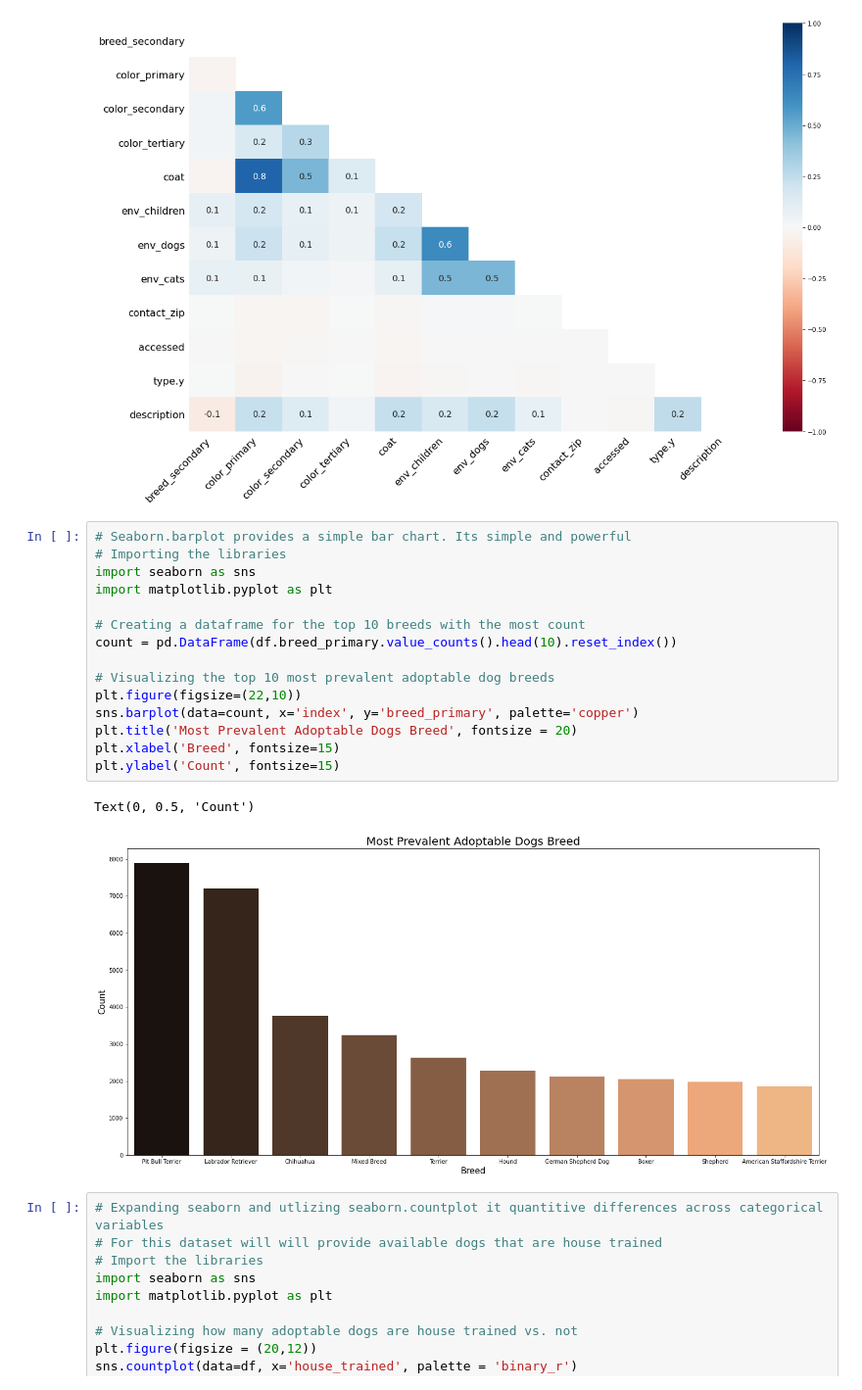
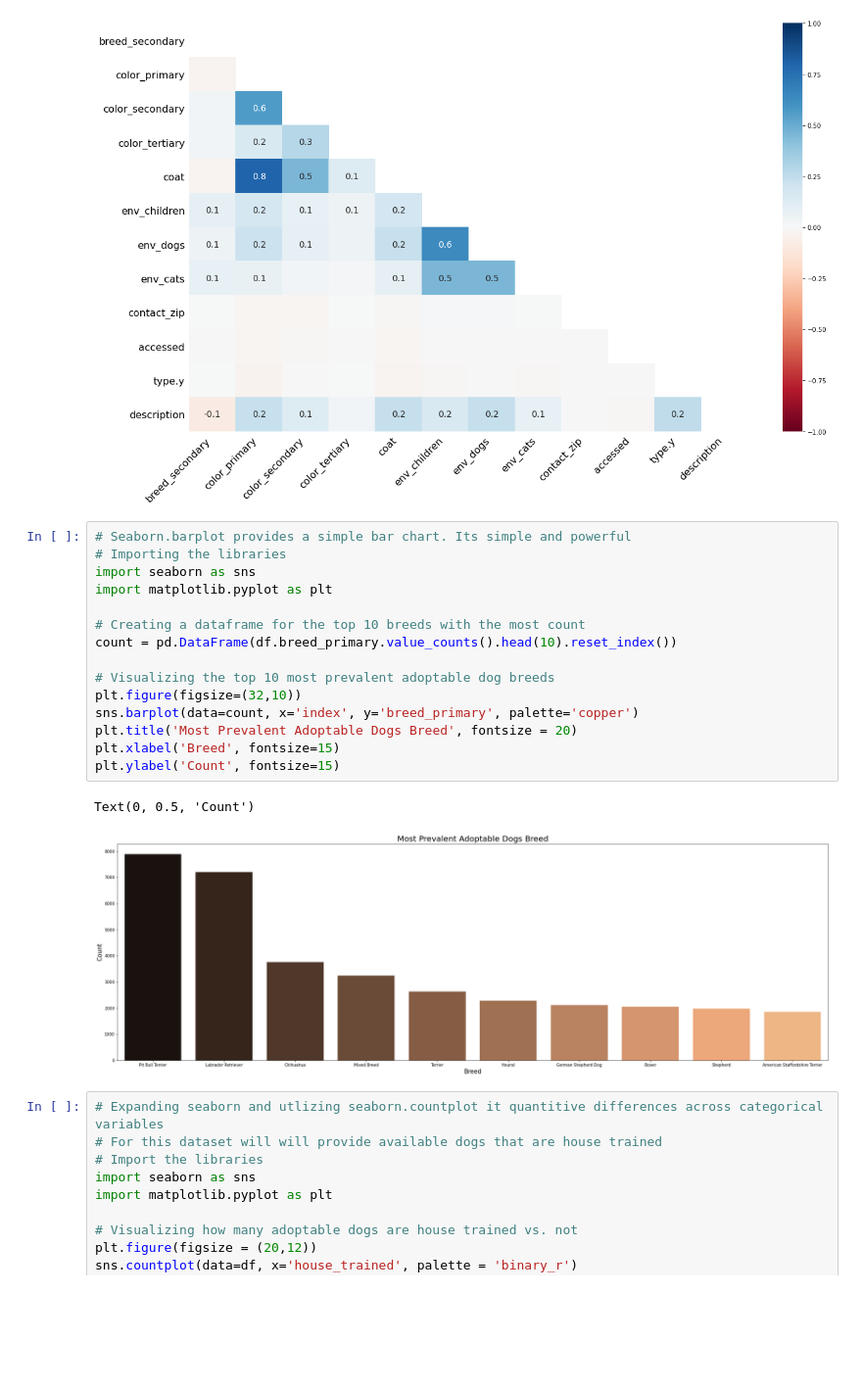
Before and after one commit to ItsGreyedOut/AdoptableDogsintheUSA, a Jupyter notebook: Animal_eda.ipynb, the cells around one changed output. Shown at 98% size. Saved outputs shown, nothing was run; the diff lists cells and outputs as text; blank space fills up the shorter version.

```diff
--- a/Animal_eda.ipynb
+++ b/Animal_eda.ipynb
@@ -60,21 +60,21 @@ msno.heatmap(df)
 # %%
 # Seaborn.barplot provides a simple bar chart. Its simple and powerful
 # Importing the libraries
 import seaborn as sns
 import matplotlib.pyplot as plt
 
 # Creating a dataframe for the top 10 breeds with the most count
 count = pd.DataFrame(df.breed_primary.value_counts().head(10).reset_index())
 
 # Visualizing the top 10 most prevalent adoptable dog breeds
-plt.figure(figsize=(22,10))
+plt.figure(figsize=(32,10))
 sns.barplot(data=count, x='index', y='breed_primary', palette='copper')
 plt.title('Most Prevalent Adoptable Dogs Breed', fontsize = 20)
 plt.xlabel('Breed', fontsize=15)
 plt.ylabel('Count', fontsize=15)
 # %% [output]
 Text(0, 0.5, 'Count')
-[figure, old version]
+[figure, new version]
 # %%
 # Expanding seaborn and utlizing seaborn.countplot it quantitive differences across categorical variables
 # For this dataset will will provide available dogs that are house trained
```
Also changed, not shown: parts of 1 cell of this notebook, 7 other files.
